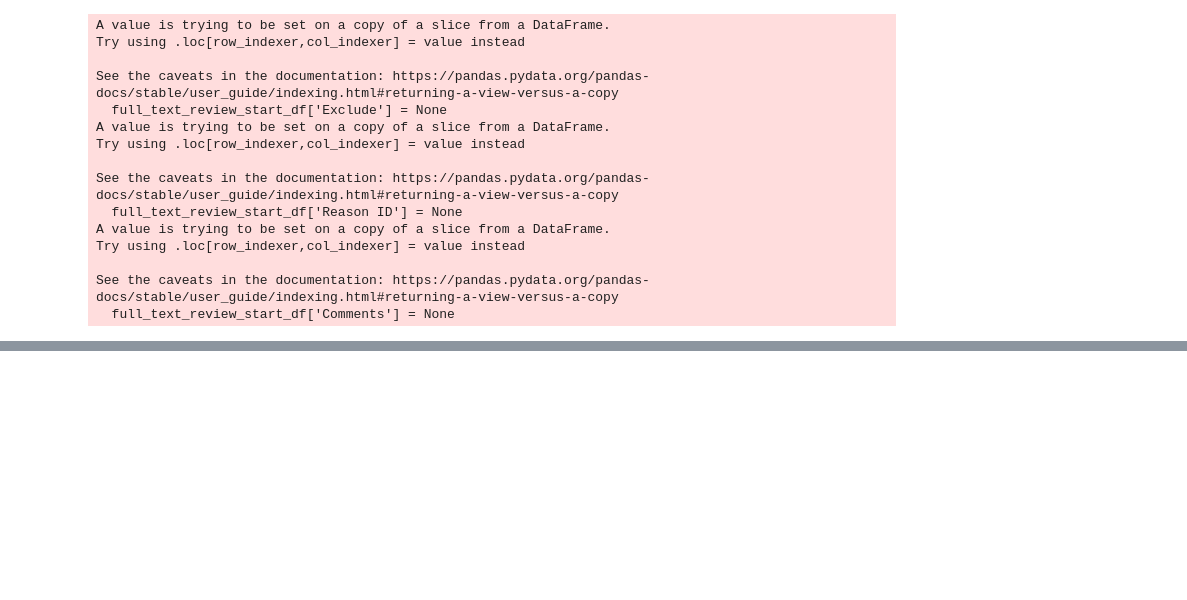
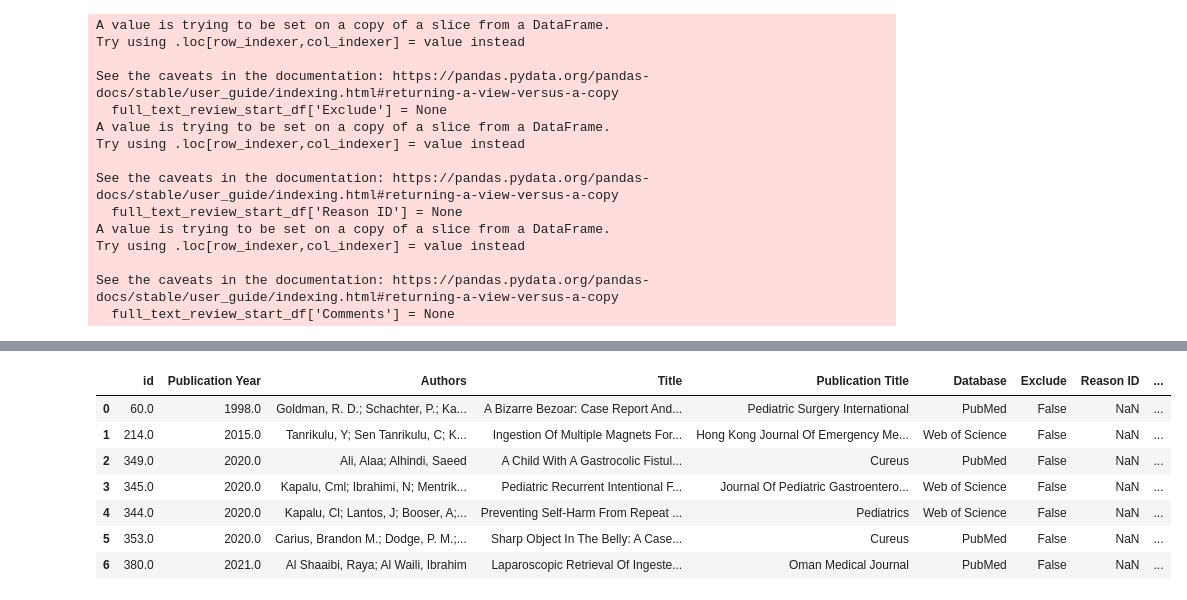
Before and after one commit to jackgedge/iifo_systematic_review, a Jupyter notebook: msc_code/notebooks/05-full_text_screen.ipynb, the cells around one changed output, grey strips where cells are left out. Drawn from its saved outputs; the diff is of its cells as text; code cells hidden in the pictures; blank space fills up the shorter version.

```diff
--- a/msc_code/notebooks/05-full_text_screen.ipynb
+++ b/msc_code/notebooks/05-full_text_screen.ipynb
@@ -144,0 +146,15 @@ plt.show()
+# %%
+# Generate table of results that include deliberate paediatric ingestion.
+deliberate_paed_included_results = jge_include[(jge_include['Deliberate intention'] == True) & (jge_include['Paediatric'] == True)].sort_values(by=['Publication Year', 'Title']).reset_index(drop=True)
+
+# Show Table
+deliberate_paed_included_results
+# %% [output]
+|  | id | Publication Year | Authors | Title | Publication Title | Database | Exclude | Reason ID | ... |
+| 0 | 60.0 | 1998.0 | Goldman, R. D.; Schachter, P.; Ka... | A Bizarre Bezoar: Case Report And... | Pediatric Surgery International | PubMed | False | NaN | ... |
+| 1 | 214.0 | 2015.0 | Tanrikulu, Y; Sen Tanrikulu, C; K... | Ingestion Of Multiple Magnets For... | Hong Kong Journal Of Emergency Me... | Web of Science | False | NaN | ... |
+| 2 | 349.0 | 2020.0 | Ali, Alaa; Alhindi, Saeed | A Child With A Gastrocolic Fistul... | Cureus | PubMed | False | NaN | ... |
+| 3 | 345.0 | 2020.0 | Kapalu, Cml; Ibrahimi, N; Mentrik... | Pediatric Recurrent Intentional F... | Journal Of Pediatric Gastroentero... | Web of Science | False | NaN | ... |
+| 4 | 344.0 | 2020.0 | Kapalu, Cl; Lantos, J; Booser, A;... | Preventing Self-Harm From Repeat ... | Pediatrics | Web of Science | False | NaN | ... |
+| 5 | 353.0 | 2020.0 | Carius, Brandon M.; Dodge, P. M.;... | Sharp Object In The Belly: A Case... | Cureus | PubMed | False | NaN | ... |
+| 6 | 380.0 | 2021.0 | Al Shaaibi, Raya; Al Waili, Ibrahim | Laparoscopic Retrieval Of Ingeste... | Oman Medical Journal | PubMed | False | NaN | ... |
```
Also changed, not shown: parts of 5 cells of this notebook, 1 other file.
